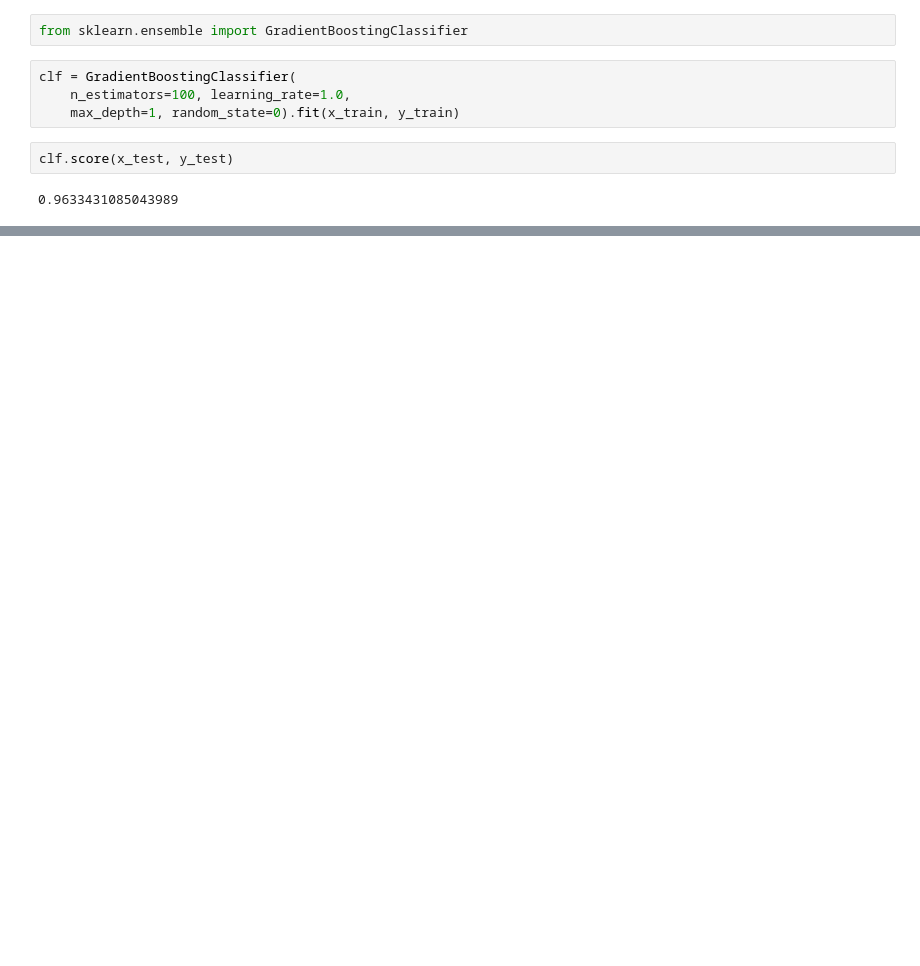
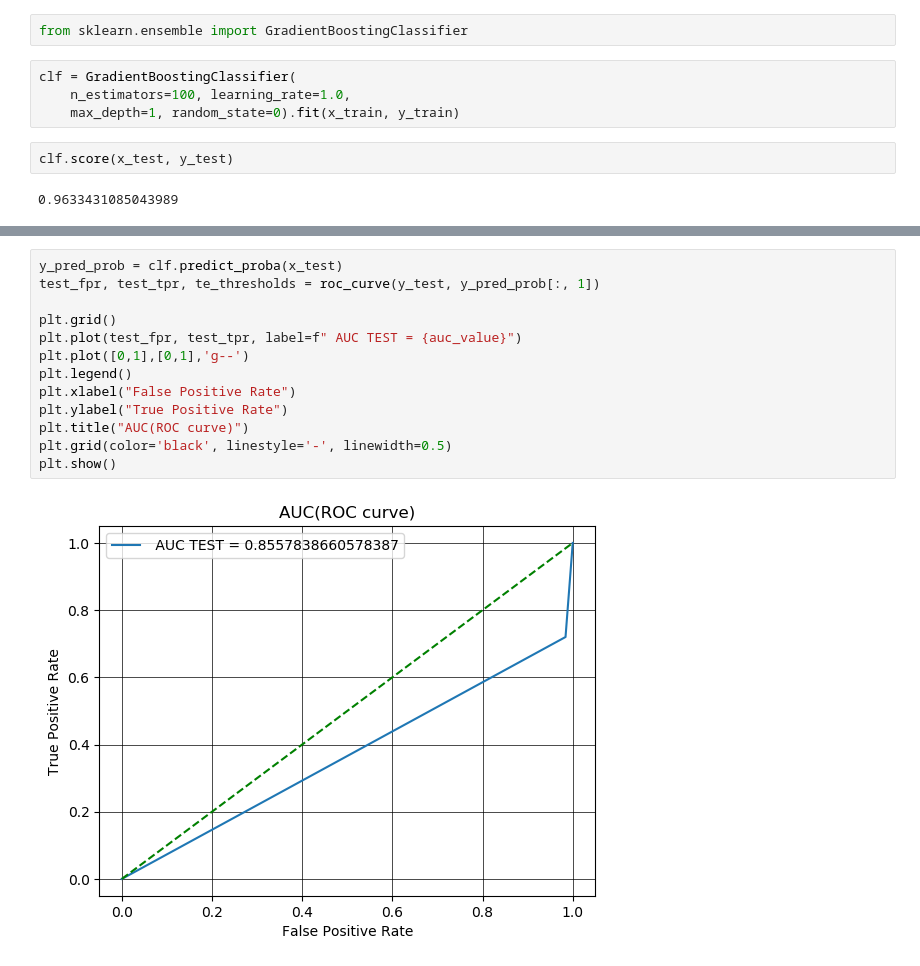
Before and after one commit to fernandodelacalle/miax-sagemaker, a Jupyter notebook: module_2/2_05.ipynb, the cells around one changed output, grey strips where cells are left out. Cells and saved outputs as stored; diff of their text form; blank space fills up the shorter version.

```diff
--- a/module_2/2_05.ipynb
+++ b/module_2/2_05.ipynb
@@ -51,0 +131,15 @@ clf.score(x_test, y_test)
+# %%
+y_pred_prob = clf.predict_proba(x_test)
+test_fpr, test_tpr, te_thresholds = roc_curve(y_test, y_pred_prob[:, 1])
+
+plt.grid()
+plt.plot(test_fpr, test_tpr, label=f" AUC TEST = {auc_value}")
+plt.plot([0,1],[0,1],'g--')
+plt.legend()
+plt.xlabel("False Positive Rate")
+plt.ylabel("True Positive Rate")
+plt.title("AUC(ROC curve)")
+plt.grid(color='black', linestyle='-', linewidth=0.5)
+plt.show()
+# %% [output]
+[figure, added]
```
Also changed, not shown: parts of 30 cells of this notebook, 10 other files.
